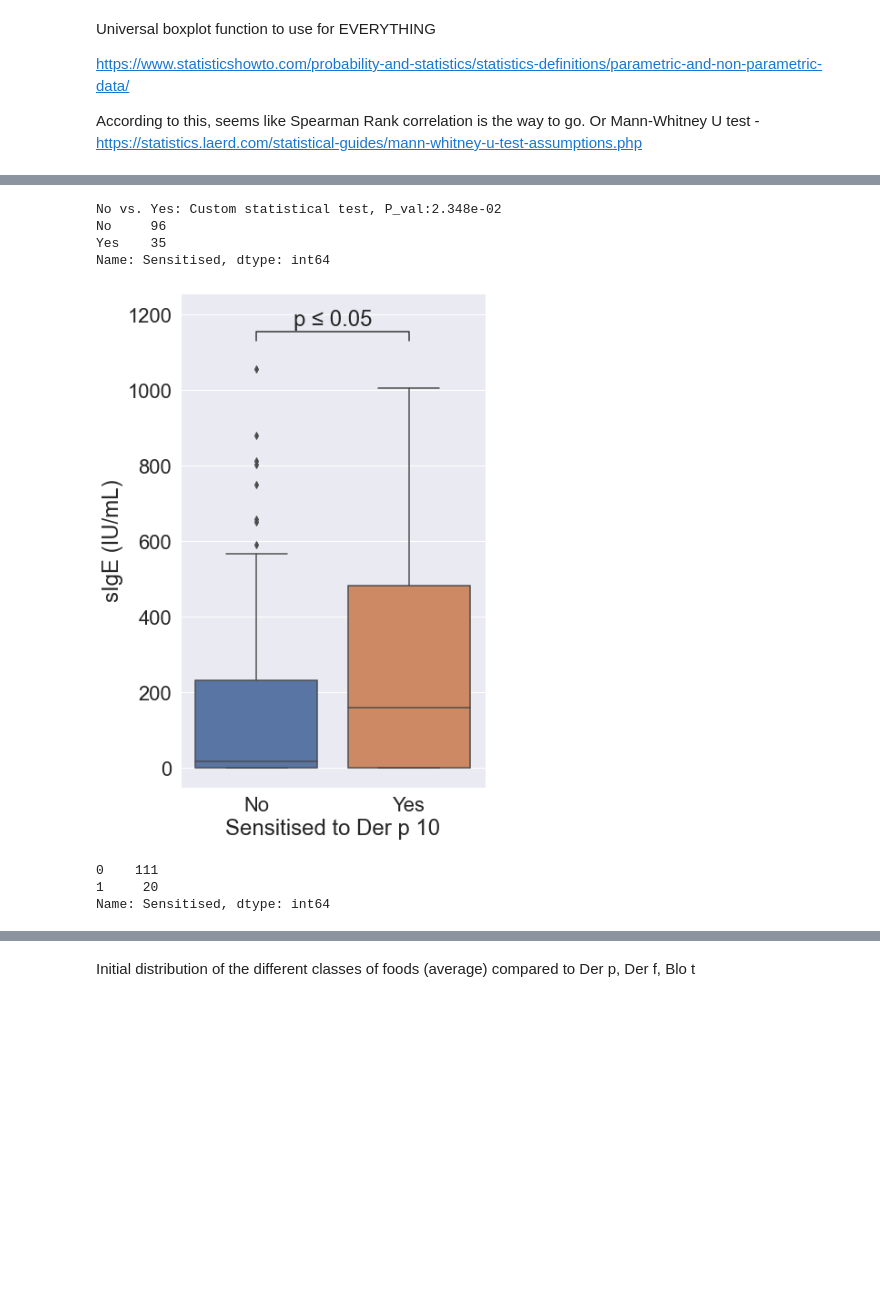
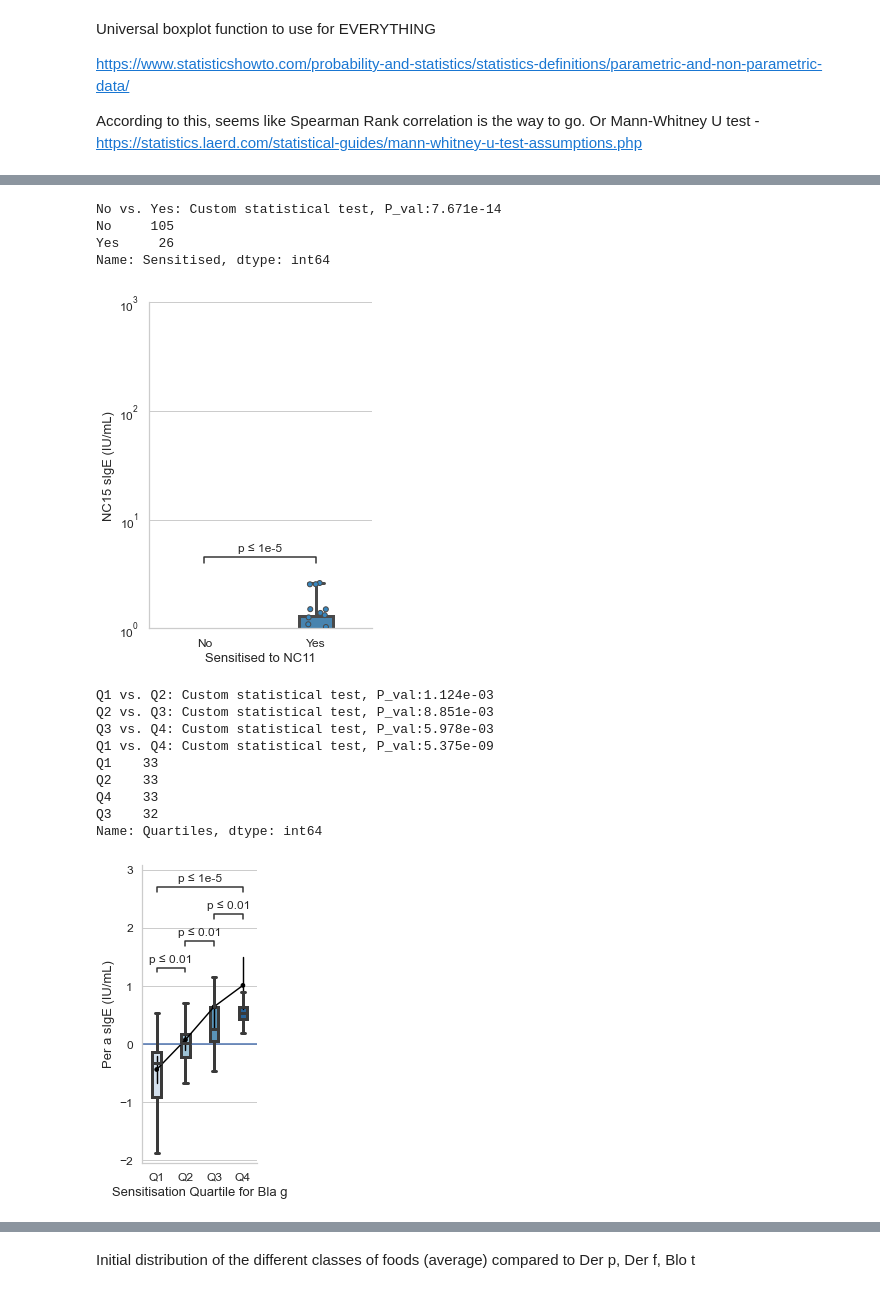
Before and after one commit to ripervail/alternative-meat-allergy, a Jupyter notebook: analysis.ipynb, the cells around one changed output, grey strips where cells are left out. Cells and saved outputs as stored; diff of their text form; code cells hidden in the pictures; blank space fills up the shorter version.

```diff
--- a/analysis.ipynb
+++ b/analysis.ipynb
@@ -14,7 +14,7 @@ pd.set_option("display.max_columns", None)
 ## Exploratory data analysis
 # %%
 # Import the dataset
-full_df = pd.read_csv("C:/FYP/Analysis/Excel analysis/No norm, average IgE/linear_edge+5000.csv")
+full_df = pd.read_csv("C:/FYP/Analysis/Excel analysis/No norm, average IgE/linear_final.csv")
 full_df.head()
 # %% [output]
 |  | ID | Panel | Batch | BSA | BB (with Urea) | BB (without Urea) | PBS | PBS + Glycerol | ... |
@@ -133,7 +170,7 @@ Some parts of the heat map have empty rows/columns. This means that their values
 # %%
 # Heat map with seaborn
 # dataset to work on
-df = plant_df
+df = insect_df
 
 plt.figure(figsize = (22,22))
 # Color map
@@ -235,15 +327,18 @@ columns1[0]
 # sns.stripplot(x="variable", y="value", data=panel1_melt.iloc[2000:4000,:])
 sns.set(rc={'figure.figsize':(11.7,8.27)})
 
-data = panel2_melt[panel2_melt.variable.isin(columns2[10])]
+data = relv_melt[relv_melt.variable.isin(relv_columns[21])]
 
-sns.swarmplot(x="variable", y="value", data=data,
-              size=3)
+# graph = sns.swarmplot(x="variable", y="value", data=data,
+#               size=3)
+graph = sns.swarmplot(x="variable", y="value", data=data,
+                      size=3, palette="Blues", linewidth=0.5)
+# graph.axhline(y=0.35, color="blue", linestyle="--")
 
 plt.xticks(rotation=45)
-plt.ylabel("Absorbance")
+plt.ylabel("sIgE")
 plt.xlabel("Allergen")
 
-ax = plt.gca()
-ax.set_ylim([-100000, 250000])
+# ax = plt.gca()
+# ax.set_ylim([-700, 1500])
 # %% [output]
@@ -318,29 +429,37 @@ def ezboxplot(separator, allergen, cutoff, df):
     u, p = stats.mannwhitneyu(sensitised_df[allergen], no_sensitised_df[allergen])
     # print(u, p)
 
-    ax = sns.boxplot(x="Sensitised", y=allergen, data=new_df)
+    # Theme
+    sns.set_style("whitegrid")
+
+    f, ax = plt.subplots(figsize=(4, 6))
+    ax = sns.boxplot(x="Sensitised", y=allergen, data=new_df, order=["No", "Yes"],
+                     width=0.3, linewidth=3, showfliers=False, palette="Blues")
+    ax = sns.stripplot(x="Sensitised", y=allergen, data=new_df, order=["No", "Yes"],
+                       linewidth=1, edgecolor='gray', palette="Blues")
+    ax.set_yscale('log')
+    ax.set_ylim([1, 1000])
+
+    sns.despine(ax=ax)
+
     pairs = [("Yes", "No")]
     annotator = Annotator(ax, pairs, data=new_df, x="Sensitised",
                           y=allergen)
-    annotator.configure(text_format="simple")
+    annotator.configure(text_format="simple", text_offset=4)
     annotator.set_pvalues_and_annotate([p])
 
-    plt.xlabel(f"Sensitised to {separator}")
-    plt.ylabel("sIgE (IU/mL)")
+    plt.xlabel(f"Sensitised to {separator}", fontsize=13)
+    plt.ylabel(f"{allergen} sIgE (IU/mL)", fontsize=13)
+    plt.xticks(fontsize=12)
+    plt.yticks(fontsize=12)
     # plt.xticks([0, 1], ["No", "Yes"])
 
     print(new_df["Sensitised"].value_counts())
 # %%
-test = ezboxplot("Der p 10", "Der p", cut_off, full_df)
+test = ezboxplot("NC11", "NC15", 0.35, full_df)
 # %% [output]
-No vs. Yes: Custom statistical test, P_val:2.348e-02
-No     96
-Yes    35
+No vs. Yes: Custom statistical test, P_val:7.671e-14
+No     105
+Yes     26
 Name: Sensitised, dtype: int64
-[figure, old version]
+[figure, new version]
-# %%
-test["Sensitised"].value_counts()
-# %% [output]
-0    111
-1     20
-Name: Sensitised, dtype: int64
@@ -346,0 +517,13 @@ Name: Sensitised, dtype: int64
+# %%
+quartile_boxplot("Bla g", "Per a", full_df)
+# %% [output]
+Q1 vs. Q2: Custom statistical test, P_val:1.124e-03
+Q2 vs. Q3: Custom statistical test, P_val:8.851e-03
+Q3 vs. Q4: Custom statistical test, P_val:5.978e-03
+Q1 vs. Q4: Custom statistical test, P_val:5.375e-09
+Q1    33
+Q2    33
+Q4    33
+Q3    32
+Name: Quartiles, dtype: int64
+[figure, added]
```
Also changed, not shown: parts of 60 cells of this notebook, 3 other files.
